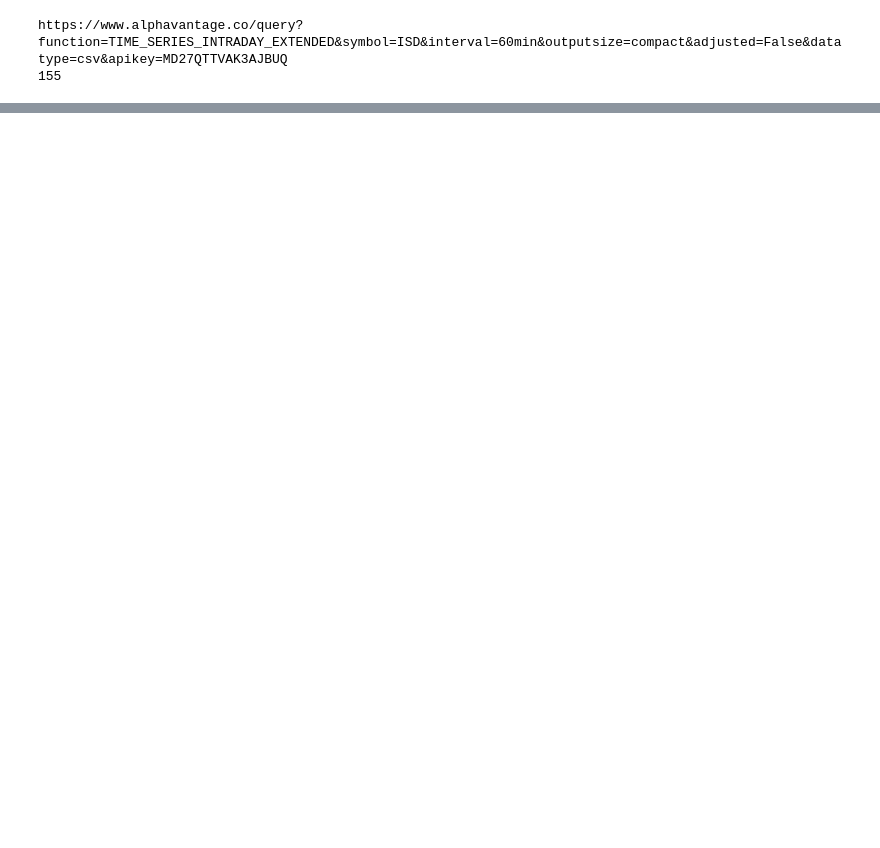
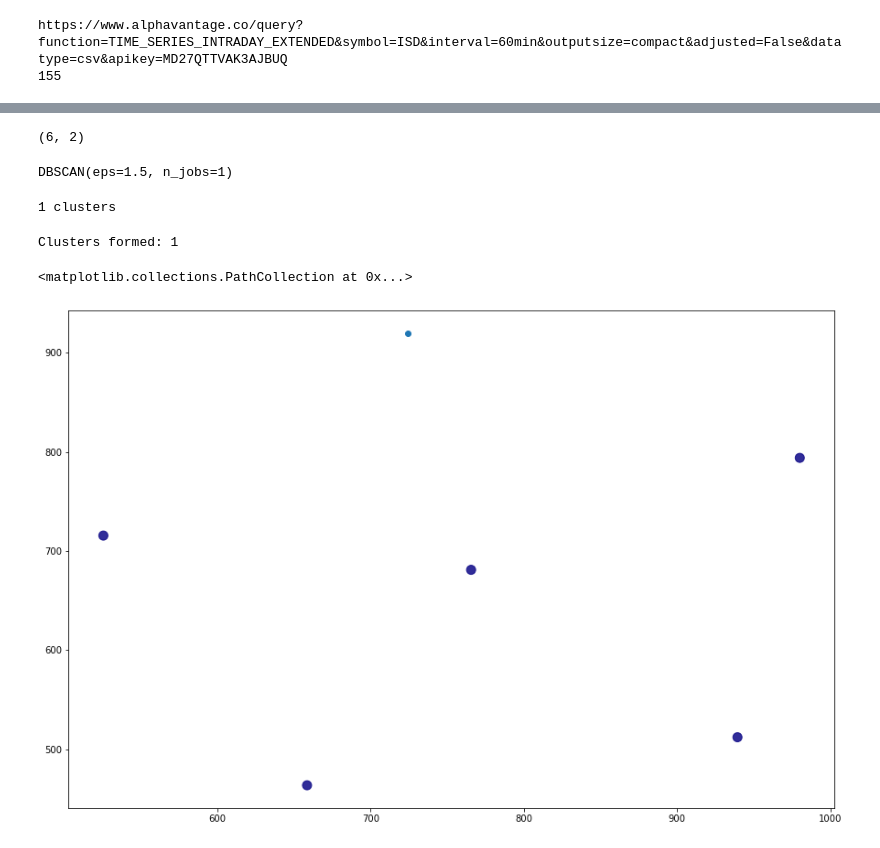
Before and after one commit to azile-g/MLAP_Proj, a Jupyter notebook: test.ipynb, the cells around one changed output, grey strips where cells are left out. Saved outputs shown, nothing was run; the diff lists cells and outputs as text; code cells hidden in the pictures; blank space fills up the shorter version.

Commit message:
update clustering

```diff
--- a/test.ipynb
+++ b/test.ipynb
@@ -158,0 +142,43 @@ pd.pivot_table(df_test,values='close',columns='time',aggfunc=np.sum)
+# %%
+X=X.dropna()
+X.shape
+# %% [output]
+(6, 2)
+# %%
+#min samples should be 2*data dimension
+#Epsilon can be: https://www.section.io/engineering-education/dbscan-clustering-in-python/#:~:text=DBSCAN%20is%20a%20popular%20density,number%20of%20clusters%20required%20prior.
+data=preprocessing.StandardScaler().fit_transform(X)
+dbs=DBSCAN(eps=1.5,min_samples=5,n_jobs=1)
+print(dbs)
+# %% [output]
+DBSCAN(eps=1.5, n_jobs=1)
+# %%
+#Noisy samples are given label -1
+dbs.fit(data)
+labels=dbs.labels_
+n_cl=len(set(labels)) - (1 if -1 in labels else 0)
+print(f'{n_cl} clusters')
+# %% [output]
+1 clusters
+# %%
+cl_series=pd.Series(index=X.index,data=labels.flatten())
+cl_series_2=cl_series[cl_series!=1]
+# %%
+cnt=cl_series_2.value_counts()
+tick_cnt=cnt[cnt>1]
+print(f"Clusters formed: {len(tick_cnt)}")
+# %% [output]
+Clusters formed: 1
+# %%
+#Plotting multidimensional to 2D
+#Check this
+X_tsne=TSNE(learning_rate=1000,perplexity=25).fit_transform(X)
+#plt.scatter(X[:,0],X[:,1],c=labels,cmap='plasma')
+# %%
+plt.figure(1, facecolor = 'white', figsize = (15, 10))
+
+plt.scatter(X_tsne[(labels!=-1), 0], X_tsne[(labels!=-1), 1], s = 100, alpha = 0.85, c = labels[labels!=-1], cmap = 'plasma')
+plt.scatter(X_tsne[(cl_series==-1).values, 0], X_tsne[(cl_series==-1).values, 1])
+# %% [output]
+<matplotlib.collections.PathCollection at 0x...>
+[figure, added]
```
Also changed, not shown: parts of 14 cells of this notebook.
